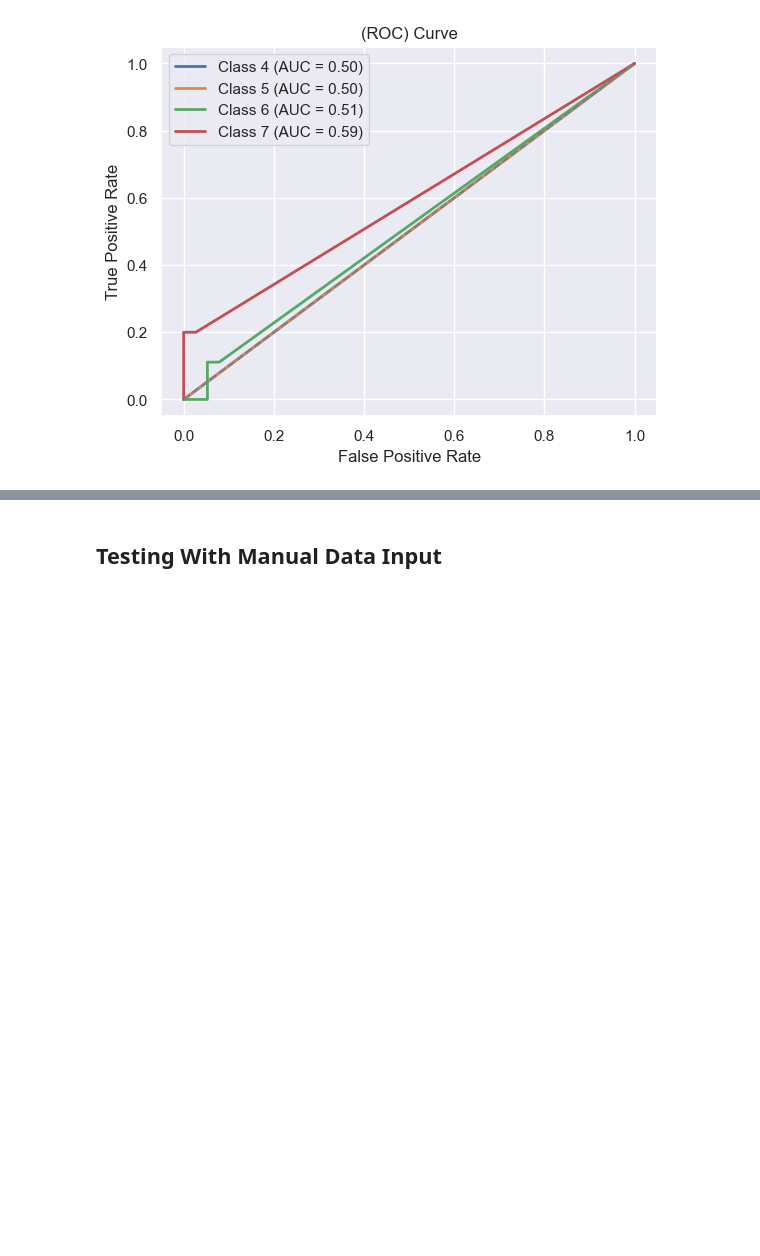
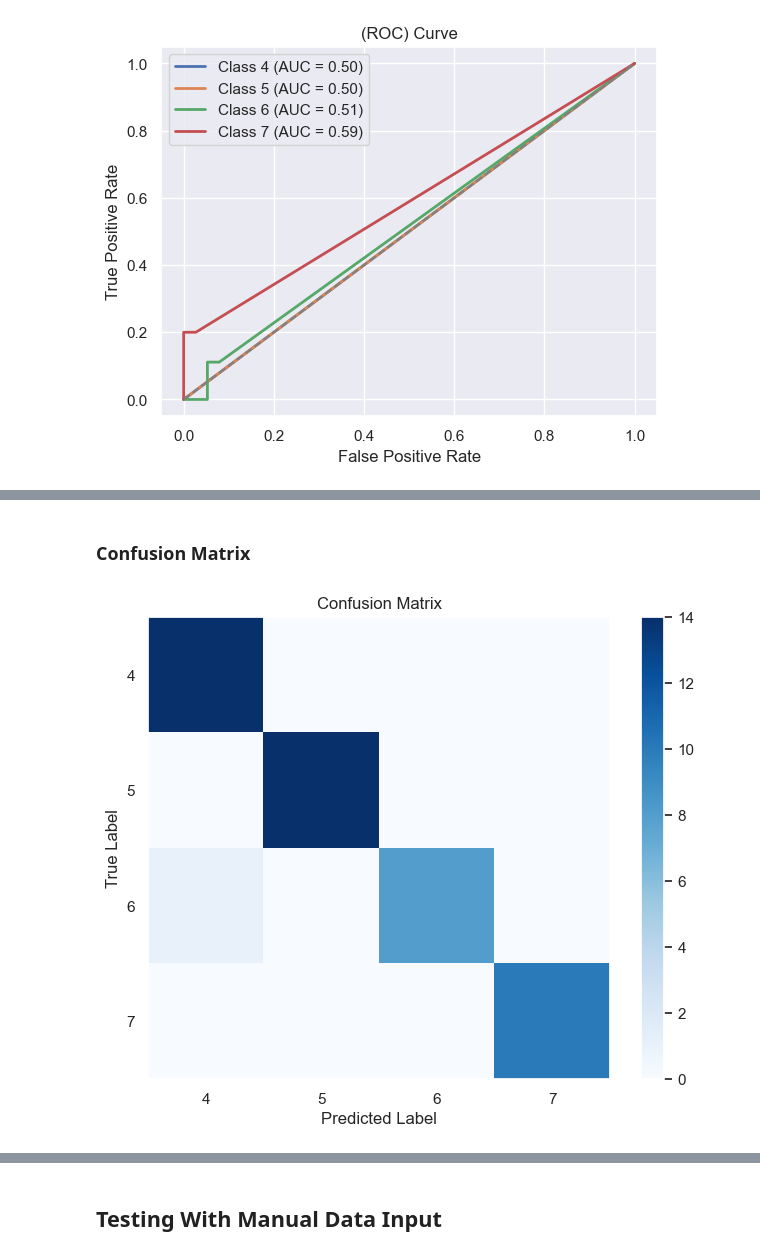
Before and after one commit to Syeda-Mahjabin-Proma/Stress-Level-Detection-System, a Jupyter notebook: model.ipynb, the cells around one changed output, grey strips where cells are left out. Drawn from its saved outputs; the diff is of its cells as text; code cells hidden in the pictures; blank space fills up the shorter version.

Commit message:
Decision Tree model and model comparison part added

```diff
--- a/model.ipynb
+++ b/model.ipynb
@@ -634,0 +640,9 @@ plt.show()
+# %%
+decision_tree_model = DecisionTreeClassifier(random_state=42)
+decision_tree_model.fit(X_train_scaled, y_train)
+y_pred3 = decision_tree_model.predict(X_test_scaled)
+
+accuracy3 = accuracy_score(y_test, y_pred3)
+print(f"Accuracy: {accuracy3:.2f}")
+print("Classification Report:")
+print(classification_report(y_test, y_pred3))
@@ -634,0 +662,16 @@ plt.show()
+# %% [markdown]
+### Confusion Matrix
+# %%
+conf_matrix = confusion_matrix(y_test, y_pred3)
+plt.figure(figsize=(8, 6))
+plt.imshow(conf_matrix, interpolation='nearest', cmap=plt.cm.Blues)
+plt.title('Confusion Matrix')
+plt.colorbar()
+plt.xticks(np.arange(len(set(y_test))), set(y_test))
+plt.yticks(np.arange(len(set(y_test))), set(y_test))
+plt.ylabel('True Label')
+plt.xlabel('Predicted Label')
+plt.grid(False)
+plt.show()
+# %% [output]
+[figure, added]
```
Also changed, not shown: parts of 8 cells of this notebook.
